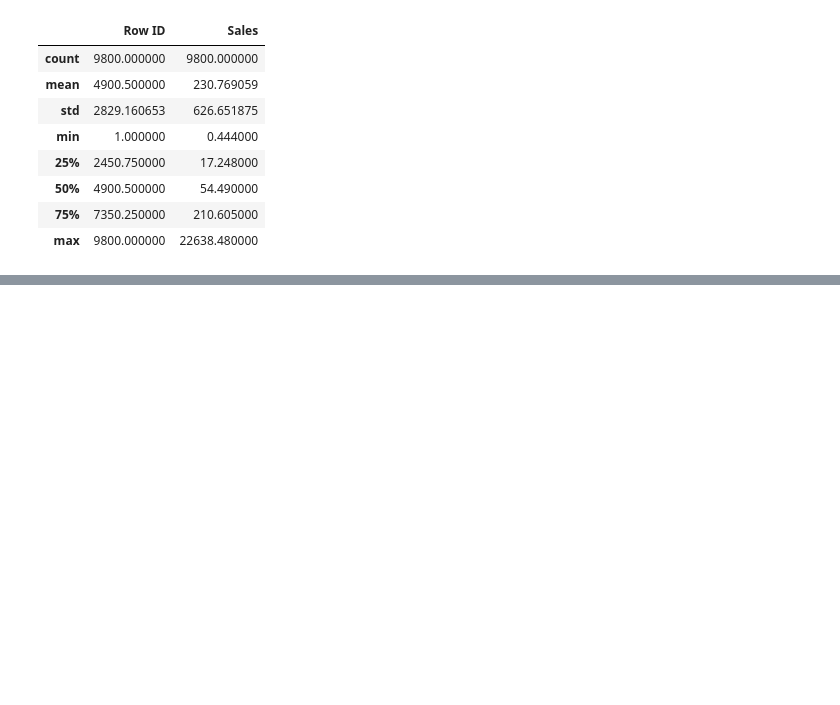
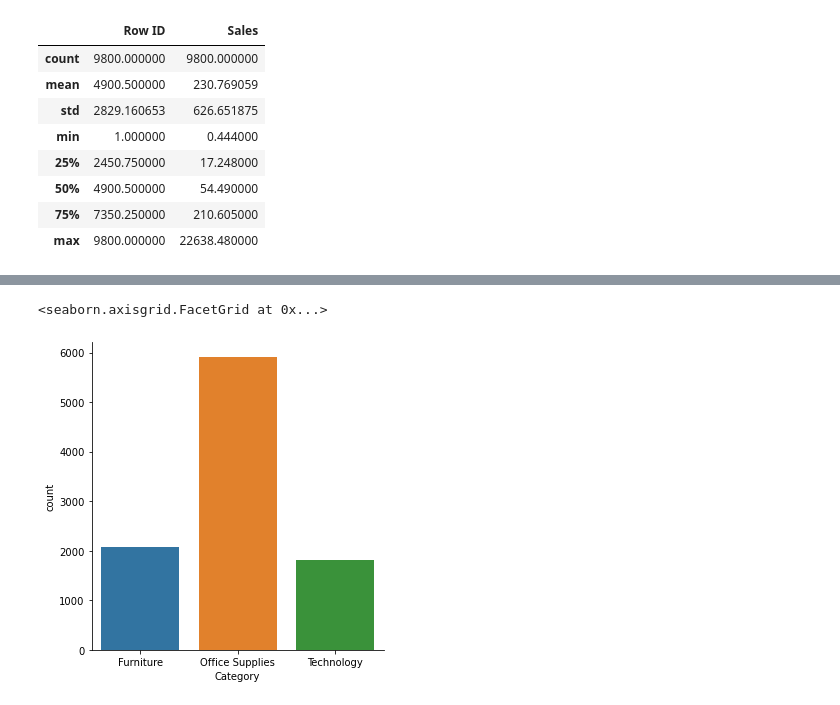
Before and after one commit to data301-2021-winter1/project-group18-project, a Jupyter notebook: notebooks/analysis1.ipynb, the cells around one changed output, grey strips where cells are left out. Drawn from its saved outputs; the diff is of its cells as text; code cells hidden in the pictures; blank space fills up the shorter version.

```diff
--- a/notebooks/analysis1.ipynb
+++ b/notebooks/analysis1.ipynb
@@ -88,0 +98,5 @@ df_cleaned.describe()
+# %%
+sns.catplot(x='Category', kind="count", data=df_cleaned)
+# %% [output]
+<seaborn.axisgrid.FacetGrid at 0x...>
+[figure, added]
```
Also changed, not shown: parts of 5 cells of this notebook.
